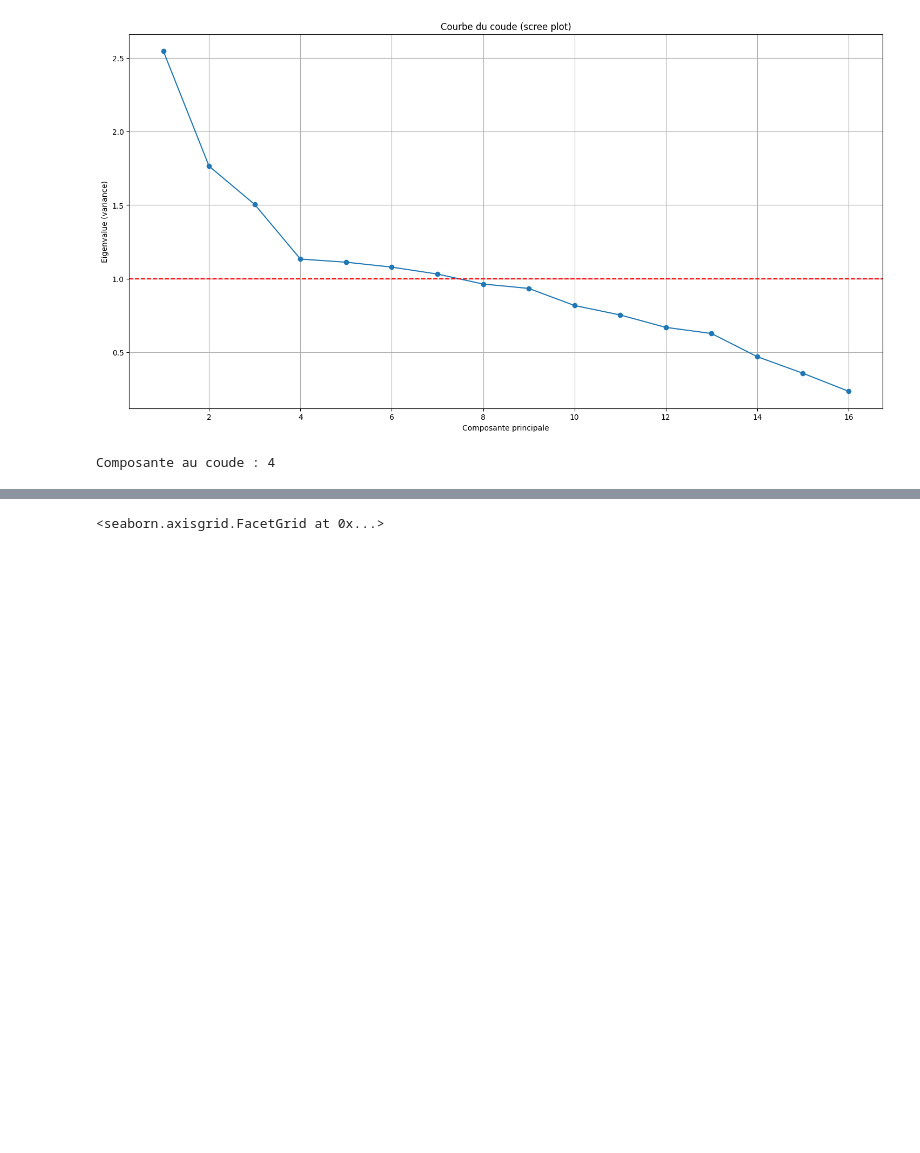
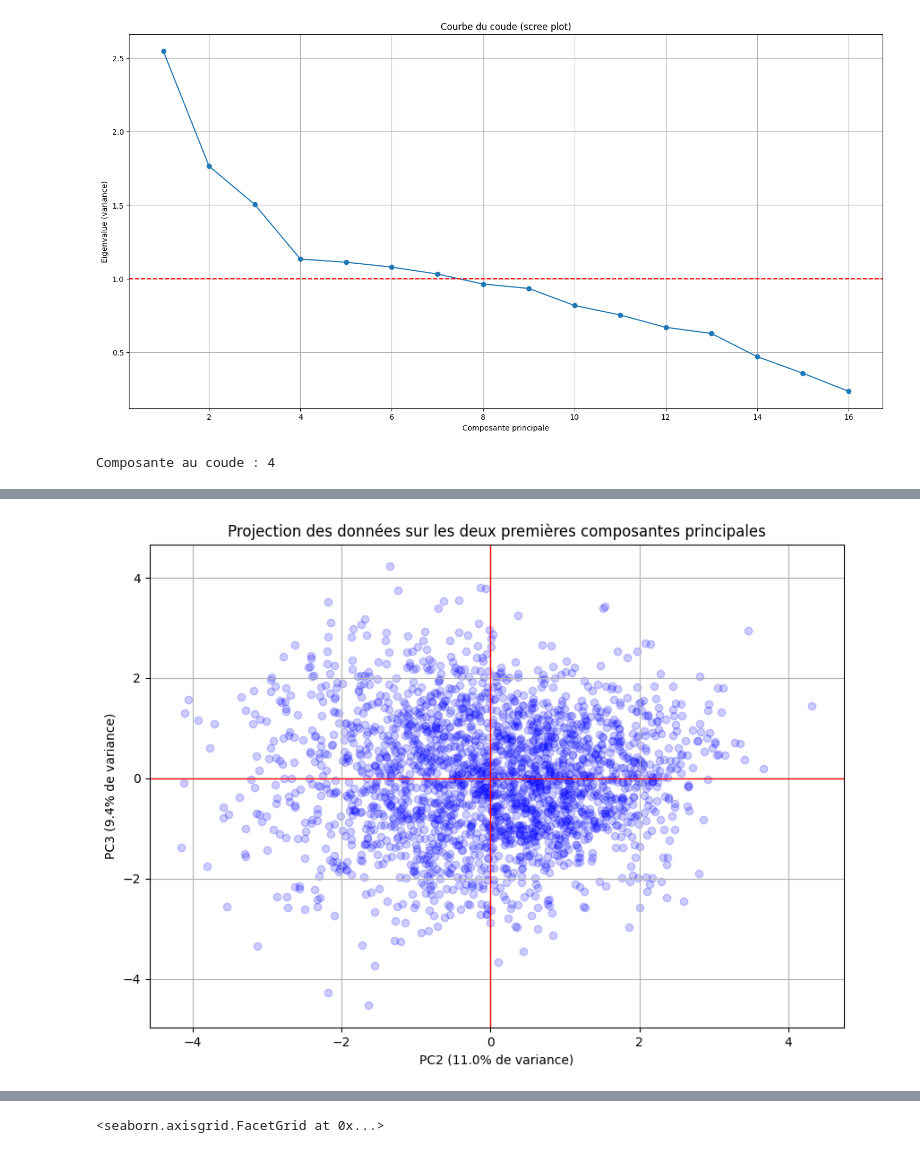
Before and after one commit to fxcollot/SpotifyUnsupervised, a Jupyter notebook: spotify_Louise.ipynb, the cells around one changed output, grey strips where cells are left out. Drawn from its saved outputs; the diff is of its cells as text; code cells hidden in the pictures; blank space fills up the shorter version.

```diff
--- a/spotify_Louise.ipynb
+++ b/spotify_Louise.ipynb
@@ -313,0 +341,16 @@ Composante au coude : 4
+# %%
+# Visualisation de PC2 et PC3
+spotify_pca_3d = spotify_pca[:, 1:3]  # PC2 et PC3
+
+plt.figure(figsize=(10,7))
+plt.scatter(spotify_pca_3d[:,0], spotify_pca_3d[:,1], alpha=0.2, color='blue')
+
+plt.xlabel(f"PC2 ({pca.explained_variance_ratio_[1]*100:.1f}% de variance)")
+plt.ylabel(f"PC3 ({pca.explained_variance_ratio_[2]*100:.1f}% de variance)")
+plt.axhline(0, color='red', lw=1)
+plt.axvline(0, color='red', lw=1)
+plt.title("Projection des données sur les deux premières composantes principales")
+plt.grid(True)
+plt.show()
+# %% [output]
+[figure, added]
```
Also changed, not shown: parts of 11 cells of this notebook.
